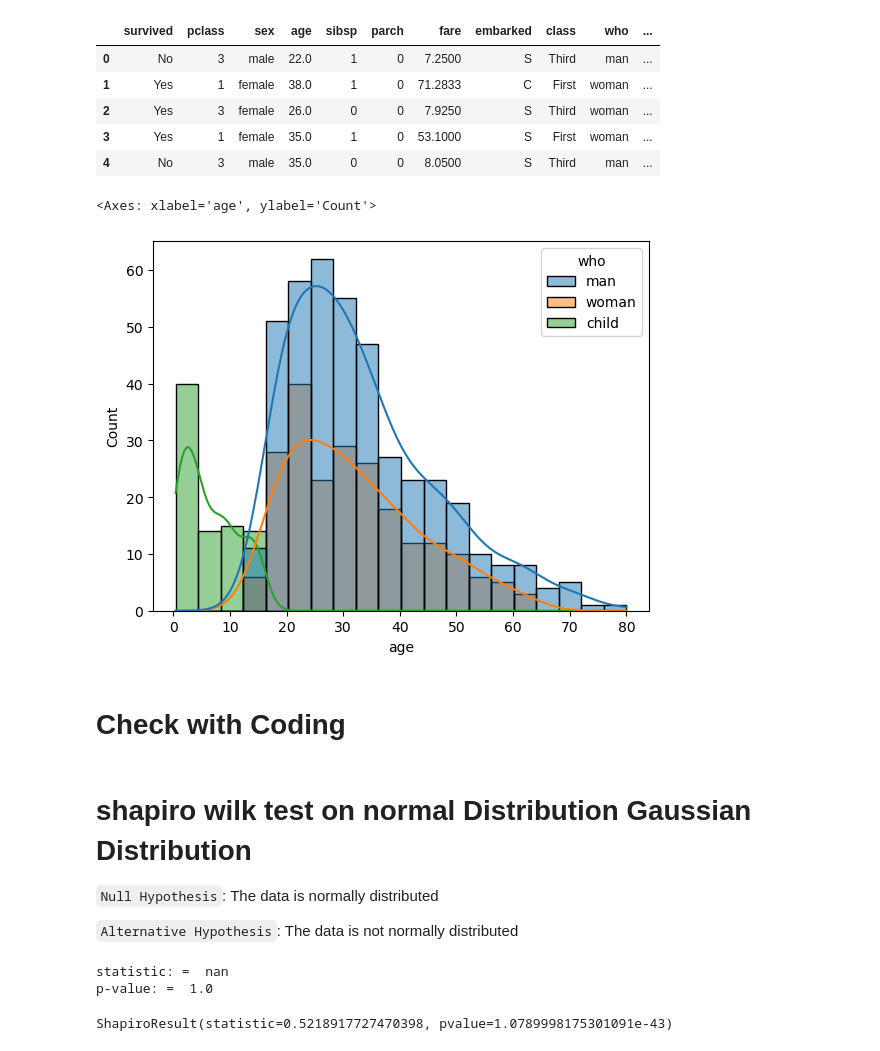
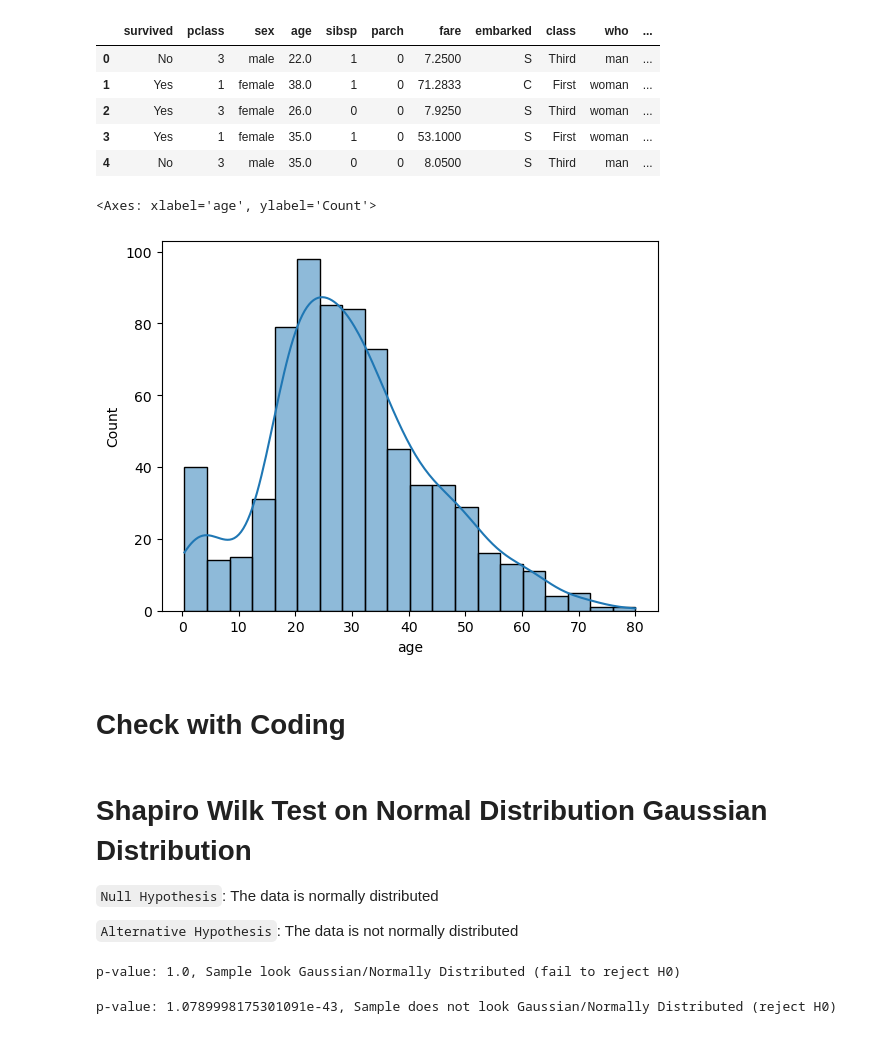
Before and after one commit to najeebjony/six_month_data_science, a Jupyter notebook: 06_statistics/copy_statistical_test.ipynb, the cells around one changed output. Drawn from its saved outputs; the diff is of its cells as text; code cells hidden in the pictures.

```diff
--- a/06_statistics/copy_statistical_test.ipynb
+++ b/06_statistics/copy_statistical_test.ipynb
@@ -88,27 +88,36 @@ df.head()
 # %%
 # Graphical Method
 
 
-sns.histplot(data=df, x='age', hue='who', kde=True)
+sns.histplot(data=df, x='age', kde=True)
 # %% [output]
 <Axes: xlabel='age', ylabel='Count'>
-[figure, old version]
+[figure, new version]
 # %% [markdown]
 # **Check with Coding**
 # %% [markdown]
-# **shapiro wilk test on normal Distribution Gaussian Distribution**
+# **Shapiro Wilk Test on Normal Distribution Gaussian Distribution**
 
 `Null Hypothesis`: The data is normally distributed
 
 `Alternative Hypothesis`: The data is not normally distributed
-# %%
-# shapiro wilk test
-
-statistic, p =  stats.shapiro(df['age'])
-# %% [output]
-statistic: =  nan
-p-value: =  1.0
-# %%
-stats.shapiro(df['fare'])
-# %% [output]
-ShapiroResult(statistic=0.5218917727470398, pvalue=1.0789998175301091e-43)
+# %%
+# shapiro wilk test
+
+statistic, p =  stats.shapiro(df['age'])
+
+# print the result using if elsa
+if p > 0.05:
+    print(f"p-value: {p}, Sample look Gaussian/Normally Distributed (fail to reject H0)")
+else:
+    print(f"p-value: {p}, Sample does not look Gaussian/Normally Distributed (reject H0)")
+# %% [output]
+p-value: 1.0, Sample look Gaussian/Normally Distributed (fail to reject H0)
+# %%
+statistic, p =stats.shapiro(df['fare'])
+if p > 0.05:
+    print(f"p-value: {p}, Sample look Gaussian/Normally Distributed (fail to reject H0)")
+else:
+    print(f"p-value: {p}, Sample does not look Gaussian/Normally Distributed (reject H0)")
+# %% [output]
+p-value: 1.0789998175301091e-43, Sample does not look Gaussian/Normally Distributed (reject H0)
```
Also changed, not shown: parts of 16 cells of this notebook.
